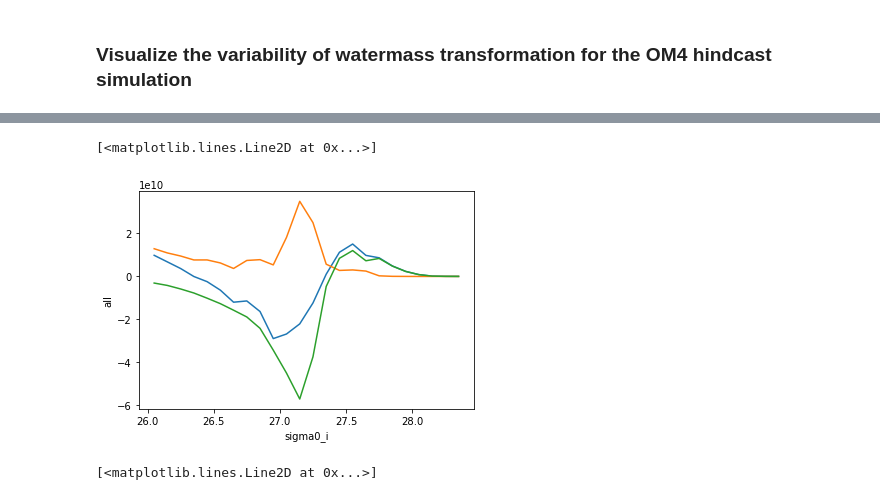
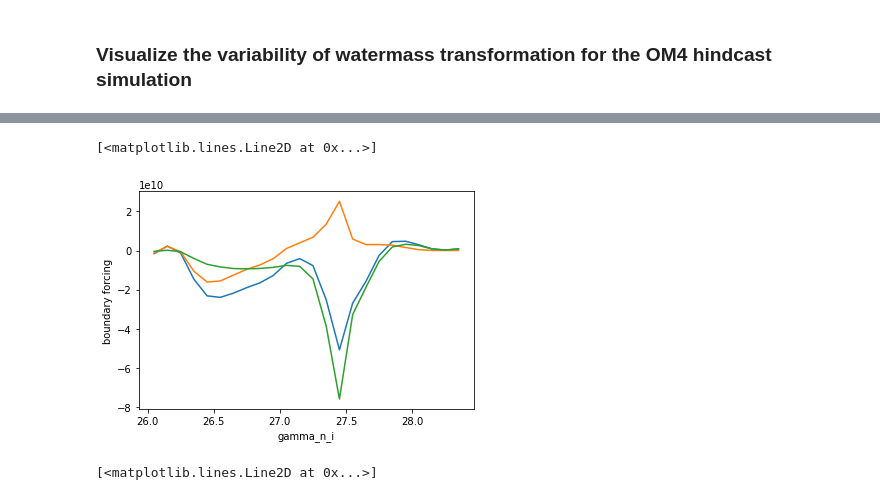
Before and after one commit to gmacgilchrist/so_decadal_variability, a Jupyter notebook: notebooks/draw_wmt_OM4.ipynb, the cells around one changed output, grey strips where cells are left out. Saved outputs shown, nothing was run; the diff lists cells and outputs as text; code cells hidden in the pictures.

```diff
--- a/notebooks/draw_wmt_OM4.ipynb
+++ b/notebooks/draw_wmt_OM4.ipynb
@@ -11,12 +11,12 @@ import numpy as np
 # %%
 config = 'OM4p25_JRA55do1.4_0netfw_cycle6'
 rootdir = '/work/gam/projects/so_decadal_variability/data/processed/'+config+'/G/'
-form = 'surfacefluxes'
+form = 'fulltendency'
 variables = ['heat','salt']
 G = {}
 G['total'] = xr.Dataset()
 for variable in variables:
-    G[variable] = xr.open_dataset(rootdir+form+'/G_'+variable+'.sigma0.nc')
+    G[variable] = xr.open_dataset(rootdir+form+'/G_'+variable+'.nc')
     # HACK because of error in calculation that I still need to find
     if variable == 'salt': G[variable] = -1*G[variable]
     for i, process in enumerate(G[variable].data_vars):
@@ -52,11 +68,11 @@ for i, variable in enumerate(variables):
 # %%
-process = 'all'
+process = 'boundary forcing'
 G['total'][process].mean('time').plot(hue='time')
 G['heat'][process].mean('time').plot(hue='time')
 G['salt'][process].mean('time').plot(hue='time')
 # %% [output]
 [<matplotlib.lines.Line2D at 0x...>]
-[figure, old version]
+[figure, new version]
 # %%
 # Calculate transformation
 dG = {}
```
Also changed, not shown: parts of 2 cells of this notebook, 2 other files.
